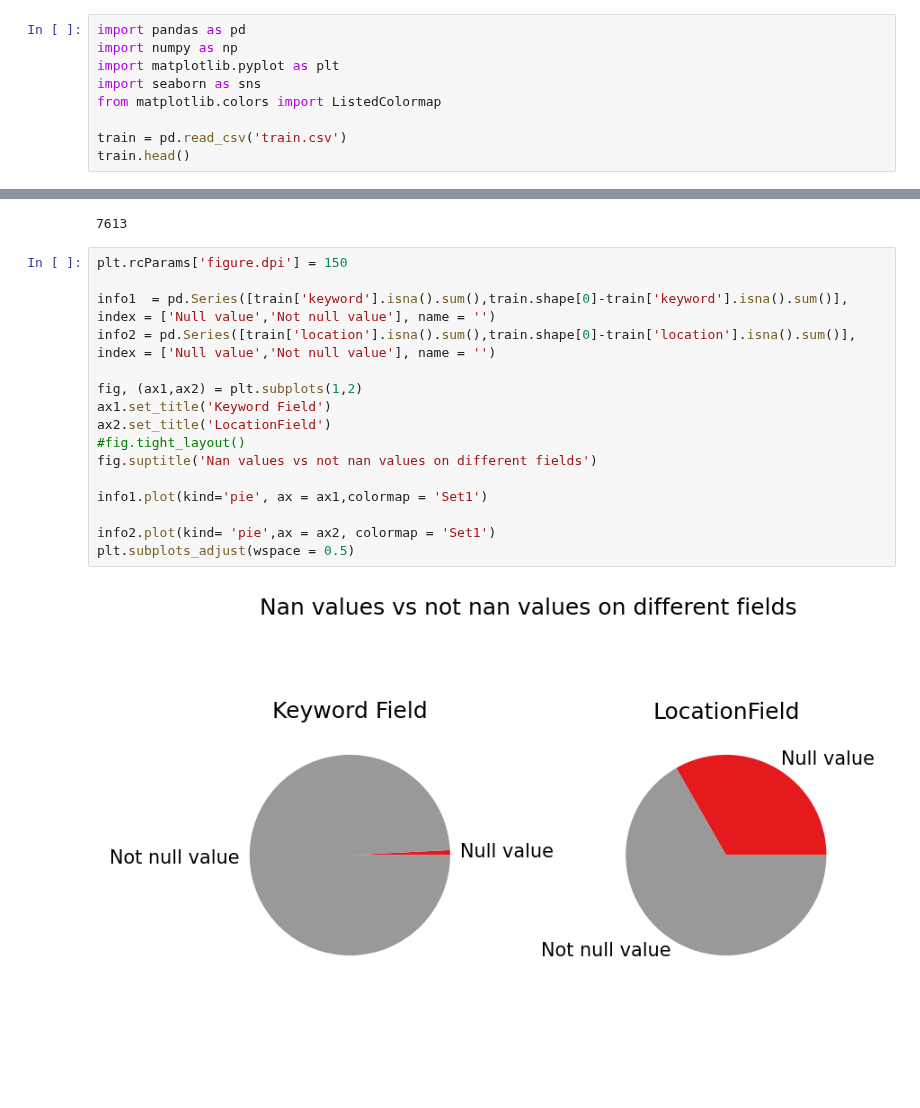
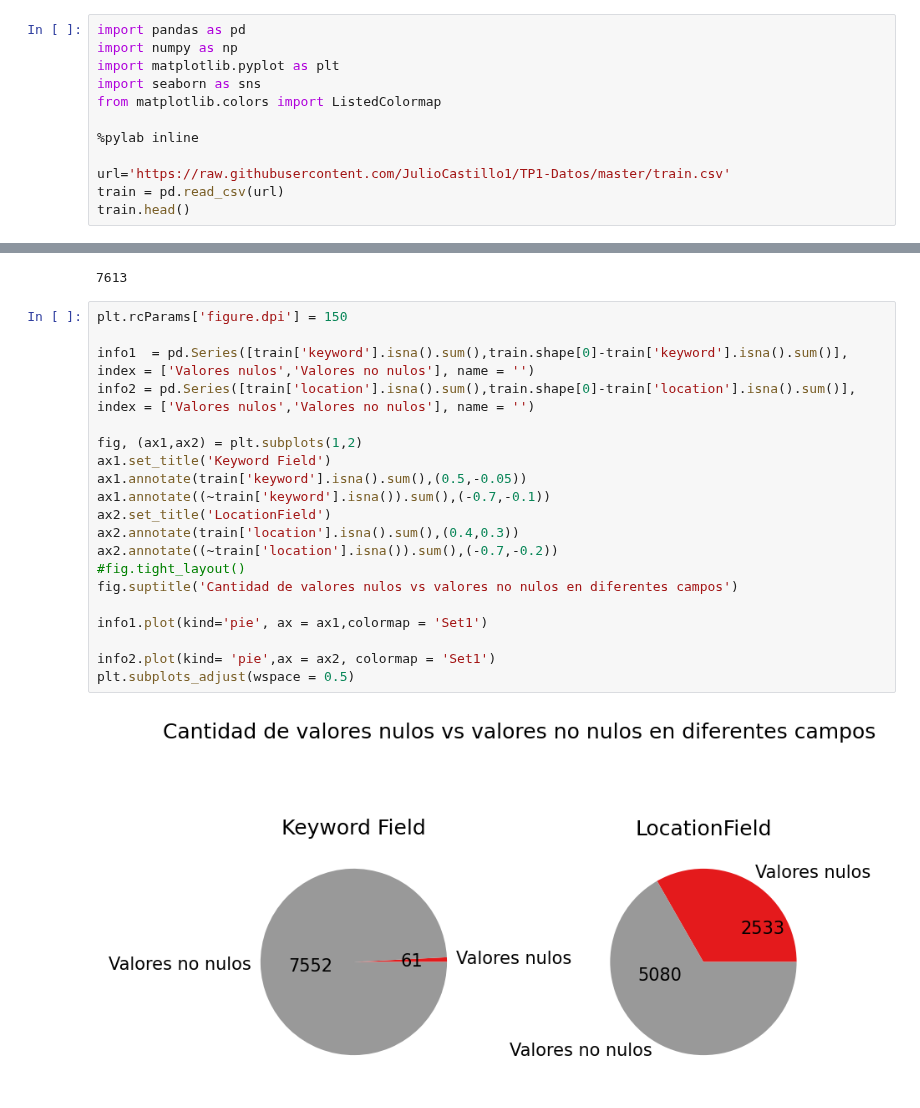
Before and after one commit to JulioCastillo1/TP1-Datos, a Jupyter notebook: Valores nan analisis torta.ipynb, the cells around one changed output, grey strips where cells are left out. Cells and saved outputs as stored; diff of their text form; blank space fills up the shorter version.

Commit message:
Valores nulos analisis hispanizado y retocado

```diff
--- a/Valores nan analisis torta.ipynb
+++ b/Valores nan analisis torta.ipynb
@@ -5,6 +7,9 @@ import matplotlib.pyplot as plt
 import seaborn as sns
 from matplotlib.colors import ListedColormap
 
-train = pd.read_csv('train.csv')
+%pylab inline
+
+url='https://raw.githubusercontent.com/JulioCastillo1/TP1-Datos/master/train.csv'
+train = pd.read_csv(url)
 train.head()
 # %% [output]
@@ -29,18 +35,22 @@ train.shape[0]
 # %%
 plt.rcParams['figure.dpi'] = 150
 
-info1  = pd.Series([train['keyword'].isna().sum(),train.shape[0]-train['keyword'].isna().sum()], index = ['Null value','Not null value'], name = '')
-info2 = pd.Series([train['location'].isna().sum(),train.shape[0]-train['location'].isna().sum()], index = ['Null value','Not null value'], name = '')
+info1  = pd.Series([train['keyword'].isna().sum(),train.shape[0]-train['keyword'].isna().sum()], index = ['Valores nulos','Valores no nulos'], name = '')
+info2 = pd.Series([train['location'].isna().sum(),train.shape[0]-train['location'].isna().sum()], index = ['Valores nulos','Valores no nulos'], name = '')
 
 fig, (ax1,ax2) = plt.subplots(1,2)
 ax1.set_title('Keyword Field')
+ax1.annotate(train['keyword'].isna().sum(),(0.5,-0.05))
+ax1.annotate((~train['keyword'].isna()).sum(),(-0.7,-0.1))
 ax2.set_title('LocationField')
+ax2.annotate(train['location'].isna().sum(),(0.4,0.3))
+ax2.annotate((~train['location'].isna()).sum(),(-0.7,-0.2))
 #fig.tight_layout()
-fig.suptitle('Nan values vs not nan values on different fields')
+fig.suptitle('Cantidad de valores nulos vs valores no nulos en diferentes campos')
 
 info1.plot(kind='pie', ax = ax1,colormap = 'Set1')
 
 info2.plot(kind= 'pie',ax = ax2, colormap = 'Set1')
 plt.subplots_adjust(wspace = 0.5)
 # %% [output]
-[figure, old version]
+[figure, new version]
```
Also changed, not shown: parts of 2 cells of this notebook.
